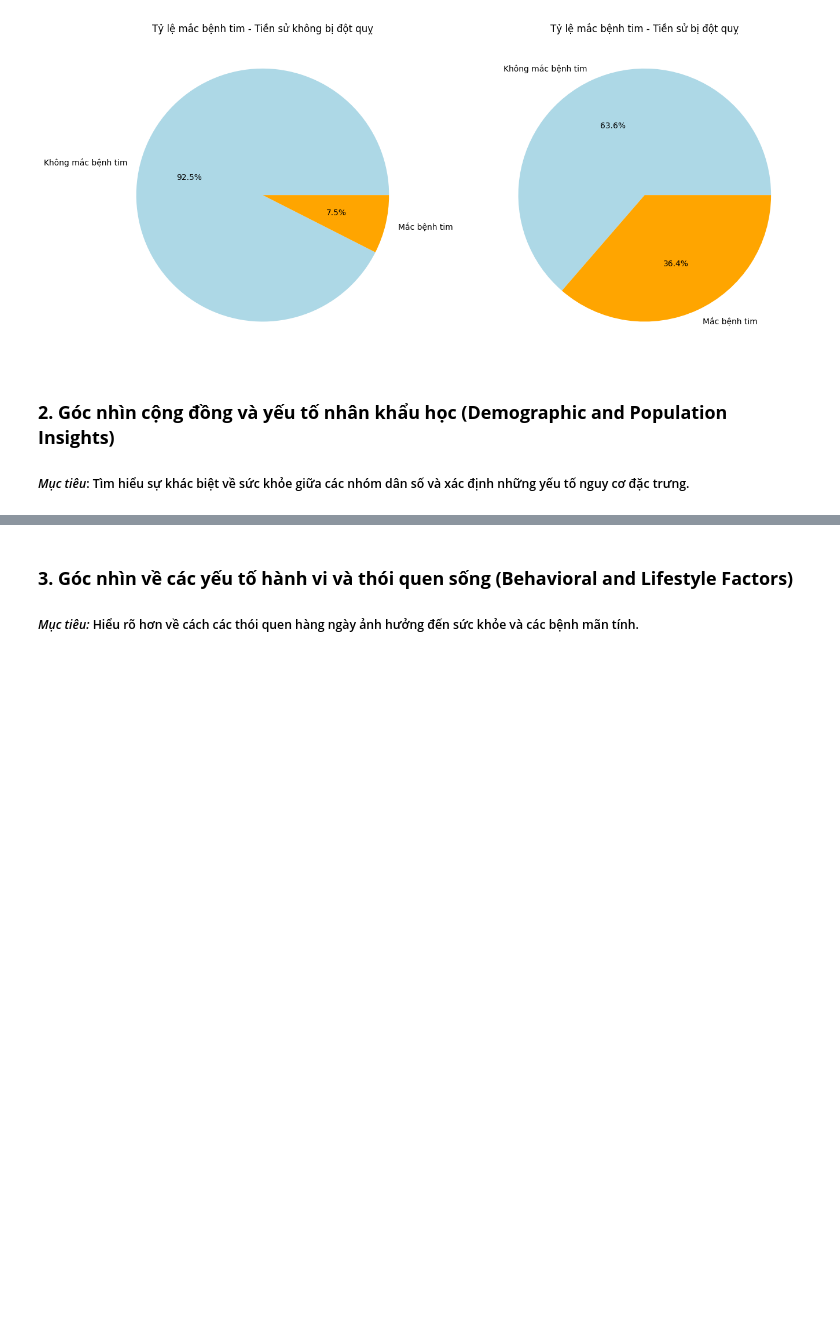
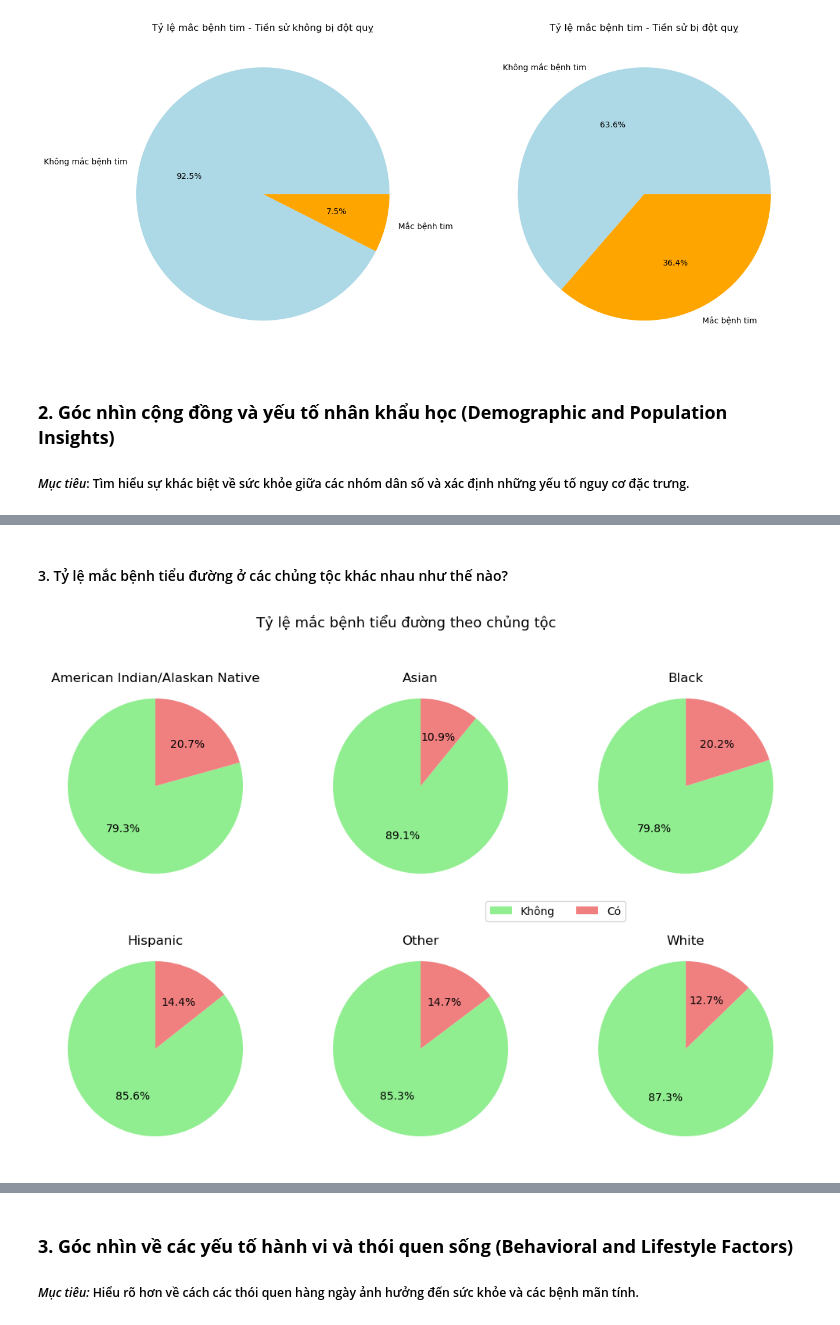
Before and after one commit to richardnguyen0715/Pro4DS-FinalProject-HandleKaggleDatasetProblems, a Jupyter notebook: Source/DataExploration.ipynb, the cells around one changed output, grey strips where cells are left out. Drawn from its saved outputs; the diff is of its cells as text; code cells hidden in the pictures; blank space fills up the shorter version.

```diff
--- a/Source/DataExploration.ipynb
+++ b/Source/DataExploration.ipynb
@@ -298,0 +335,43 @@ plt.show()
+# %% [markdown]
+#### 3. Tỷ lệ mắc bệnh tiểu đường ở các chủng tộc khác nhau như thế nào?
+# %%
+race_diabetic = df.groupby("Race")["Diabetic"].value_counts(normalize=True).unstack()
+processed_race_diabetic = pd.DataFrame()
+processed_race_diabetic["No"] = race_diabetic["No"] + race_diabetic["No, borderline diabetes"]
+processed_race_diabetic["Yes"] = race_diabetic["Yes"] + race_diabetic["Yes (during pregnancy)"]
+
+label = ["Không", "Có"]
+color = ['lightgreen', 'lightcoral']
+
+plt.figure(figsize=(15,8))
+plt.suptitle('Tỷ lệ mắc bệnh tiểu đường theo chủng tộc', fontsize=13)
+
+plt.subplot(2,3,1)
+plt.pie(processed_race_diabetic.iloc[0], autopct='%1.1f%%', startangle=90, colors=color)
+plt.title("American Indian/Alaskan Native", y=0.95)
+
+plt.subplot(2,3,2)
+plt.pie(processed_race_diabetic.iloc[1], autopct='%1.1f%%', startangle=90, colors=color)
+plt.title("Asian", y=0.95)
+
+plt.subplot(2,3,3)
+plt.pie(processed_race_diabetic.iloc[2], autopct='%1.1f%%', startangle=90, colors=color)
+plt.title("Black", y=0.95)
+plt.legend(labels=label, bbox_to_anchor=(0.25, 0), ncol=2)
+
+plt.subplot(2,3,4)
+plt.pie(processed_race_diabetic.iloc[3], autopct='%1.1f%%', startangle=90, colors=color)
+plt.title("Hispanic", y=0.95)
+
+plt.subplot(2,3,5)
+plt.pie(processed_race_diabetic.iloc[4], autopct='%1.1f%%', startangle=90, colors=color)
+plt.title("Other", y=0.95)
+
+plt.subplot(2,3,6)
+plt.pie(processed_race_diabetic.iloc[5], autopct='%1.1f%%', startangle=90, colors=color)
+plt.title("White", y=0.95)
+
+plt.subplots_adjust(wspace=-0.3)
+plt.show()
+# %% [output]
+[figure, added]
```
Also changed, not shown: parts of 29 cells of this notebook.
